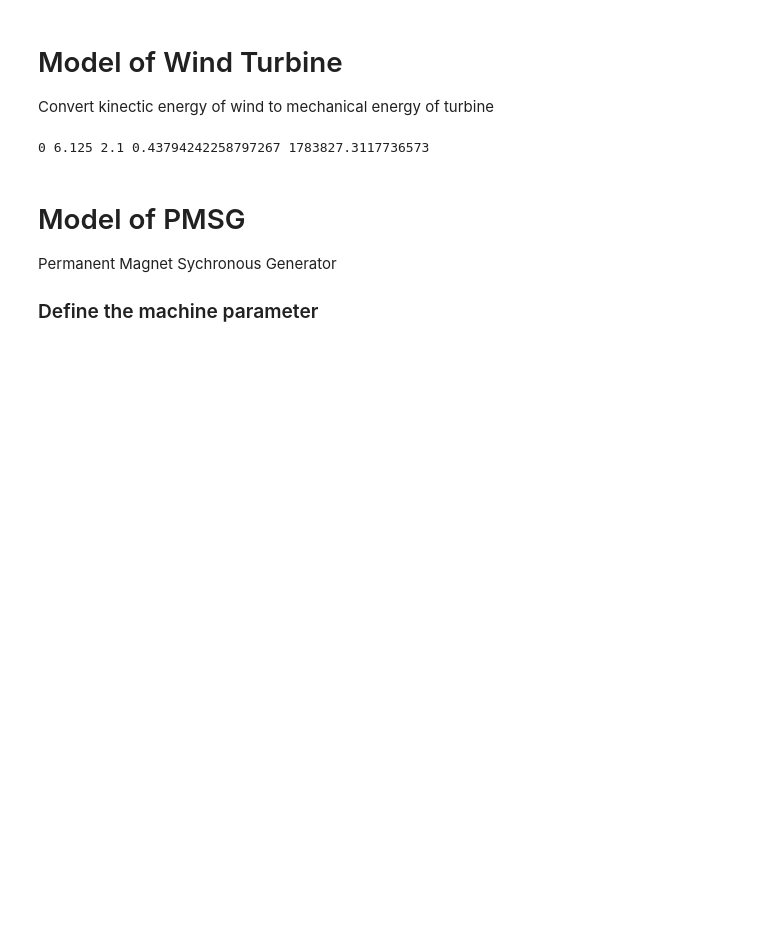
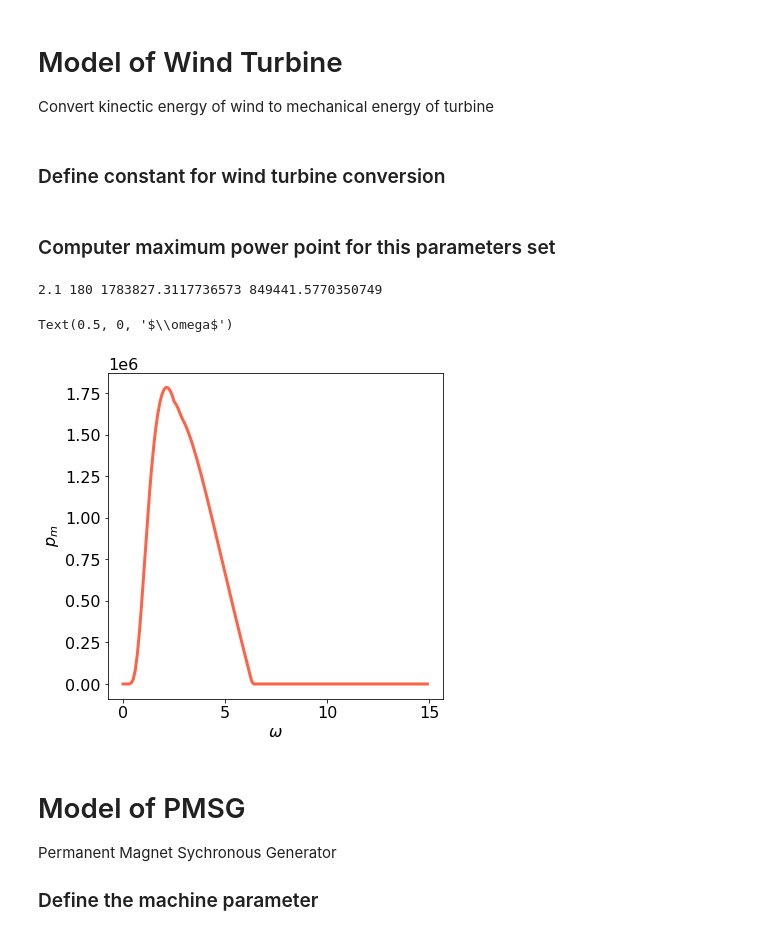
Before and after one commit to lixiangabcd08/EE5703, a Jupyter notebook: simulation.ipynb, the cells around one changed output. Saved outputs shown, nothing was run; the diff lists cells and outputs as text; code cells hidden in the pictures; blank space fills up the shorter version.

```diff
--- a/simulation.ipynb
+++ b/simulation.ipynb
@@ -6,4 +6,6 @@ import math
 import numpy as np
 from scipy.integrate import odeint
 import matplotlib.pyplot as pl
+# %% [markdown]
+### Define constant for wind turbine conversion
 # %%
@@ -16,14 +15,22 @@ cp_optimal = 0.4 # when pittch angle is 0degree
+# %% [markdown]
+### Computer maximum power point for this parameters set
 # %%
-# need to find the optimum of these variable
-beta_optimal = None #degree pitch angle
-wm = None
+# find the maximum power
+beta_optimal = None # optiaml pitch angle in degree
+wm = None # optiaml angular velocity in rad/s
 
 # model
-pm_optimal = 0 # W
-cp_optimal = 0
-tip_speed_rm = None
-for w in np.arange(0.1,100,0.1):
-    for beta in np.arange(0,180,1):
+cp_optimal = 0 # optimal power coefficient
+tip_speed_rm = None # optimal tip to speed ratio
+ws = np.arange(0,15,0.1) # list of w
+pms = np.zeros(len(ws)) # list of optiaml power
+
+for ii in range(len(ws)):
+    w = ws[ii]
+    pm_optimal = 0
+    # compute optimal pm for each w
+    for beta in np.arange(0,181,1):
+        # follow formula on the paper
         tip_speed_r = blade_radius * w / v
         gama = 1/(tip_speed_r+0.089)-0.035/(beta**3+1) # 1 over gama
         cp = 0.22*(116*gama-0.4*beta-5)*math.exp(-12.5*gama)
@@ -34,9 +41,22 @@ for w in np.arange(0.1,100,0.1):
             pm_optimal = pm
             cp_optimal = cp
             beta_optimal = beta
+        pms[ii] = pm_optimal
+pm_optimal = max(pms)
+wm = ws[np.argmax(pms)]
 torque = pm_optimal / wm
+print(wm, beta, pm_optimal, torque)
 # %% [output]
-0 6.125 2.1 0.43794242258797267 1783827.3117736573
+2.1 180 1783827.3117736573 849441.5770350749
+# %%
+pl.figure(4,figsize=(6,6))
+ax4 = pl.subplot(1,1,1)
+ax4.plot(ws,pms,'tomato',lw=3)
+ax4.set_ylabel('$p_m$')
+ax4.set_xlabel('$\omega$')
+# %% [output]
+Text(0.5, 0, '$\\omega$')
+[figure, added]
 # %% [markdown]
 # Model of PMSG
 Permanent Magnet Sychronous Generator
```
Also changed, not shown: parts of 8 cells of this notebook, 1 other file.
